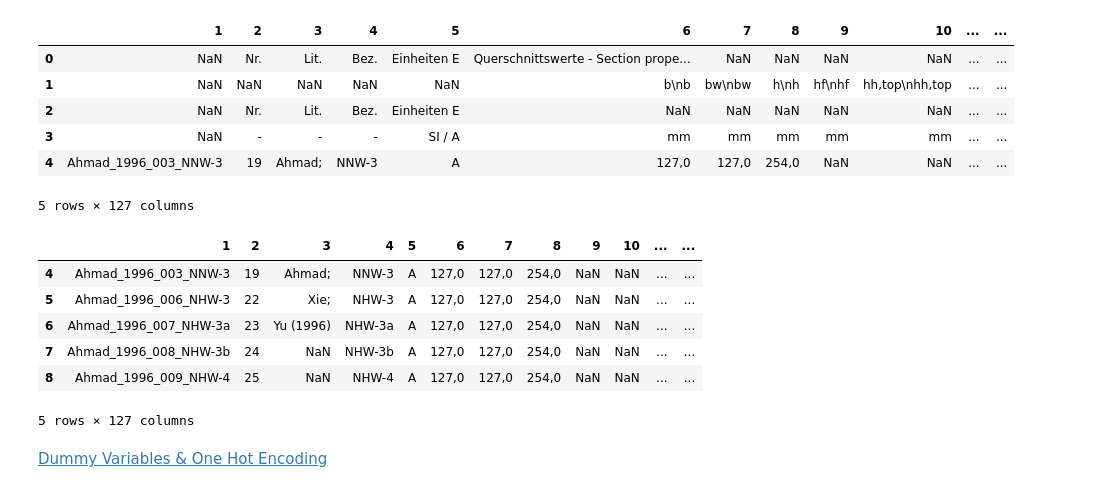
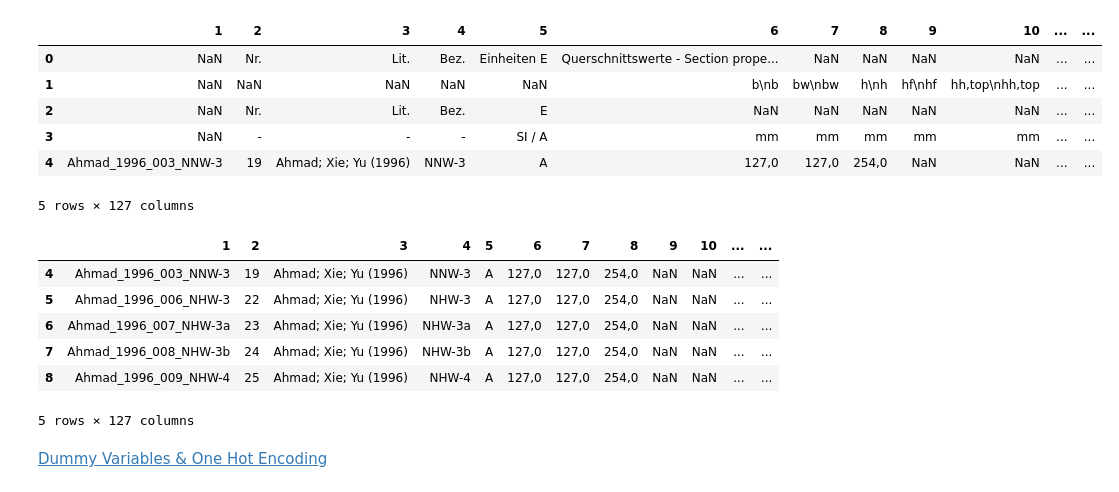
Before and after one commit to adomakor412/MSNT_Thesis_ML_CE, a Jupyter notebook: PCA_reineck_prelim.ipynb, the cells around one changed output. Cells and saved outputs as stored; diff of their text form; code cells hidden in the pictures.

```diff
--- a/PCA_reineck_prelim.ipynb
+++ b/PCA_reineck_prelim.ipynb
@@ -13,11 +16,11 @@ import matplotlib.pyplot as plt
 # %%
-data = pd.read_excel("preliminary_118by127.xlsx")
+data = pd.read_excel("preliminary_162x127.xlsx")
 data.head()
 # %% [output]
 |  | 1 | 2 | 3 | 4 | 5 | 6 | 7 | 8 | 9 | 10 | ... | ... |
 | 0 | NaN | Nr. | Lit. | Bez. | Einheiten E | Querschnittswerte - Section prope... | NaN | NaN | NaN | NaN | ... | ... |
 | 1 | NaN | NaN | NaN | NaN | NaN | b\nb | bw\nbw | h\nh | hf\nhf | hh,top\nhh,top | ... | ... |
-| 2 | NaN | Nr. | Lit. | Bez. | Einheiten E | NaN | NaN | NaN | NaN | NaN | ... | ... |
+| 2 | NaN | Nr. | Lit. | Bez. | E | NaN | NaN | NaN | NaN | NaN | ... | ... |
 | 3 | NaN | - | - | - | SI / A | mm | mm | mm | mm | mm | ... | ... |
-| 4 | Ahmad_1996_003_NNW-3 | 19 | Ahmad; | NNW-3 | A | 127,0 | 127,0 | 254,0 | NaN | NaN | ... | ... |
+| 4 | Ahmad_1996_003_NNW-3 | 19 | Ahmad; Xie; Yu (1996) | NNW-3 | A | 127,0 | 127,0 | 254,0 | NaN | NaN | ... | ... |
 5 rows × 127 columns
@@ -28,11 +29,11 @@ data_mod = data[4:]
 data_mod.head()
 # %% [output]
 |  | 1 | 2 | 3 | 4 | 5 | 6 | 7 | 8 | 9 | 10 | ... | ... |
-| 4 | Ahmad_1996_003_NNW-3 | 19 | Ahmad; | NNW-3 | A | 127,0 | 127,0 | 254,0 | NaN | NaN | ... | ... |
-| 5 | Ahmad_1996_006_NHW-3 | 22 | Xie; | NHW-3 | A | 127,0 | 127,0 | 254,0 | NaN | NaN | ... | ... |
-| 6 | Ahmad_1996_007_NHW-3a | 23 | Yu (1996) | NHW-3a | A | 127,0 | 127,0 | 254,0 | NaN | NaN | ... | ... |
-| 7 | Ahmad_1996_008_NHW-3b | 24 | NaN | NHW-3b | A | 127,0 | 127,0 | 254,0 | NaN | NaN | ... | ... |
-| 8 | Ahmad_1996_009_NHW-4 | 25 | NaN | NHW-4 | A | 127,0 | 127,0 | 254,0 | NaN | NaN | ... | ... |
+| 4 | Ahmad_1996_003_NNW-3 | 19 | Ahmad; Xie; Yu (1996) | NNW-3 | A | 127,0 | 127,0 | 254,0 | NaN | NaN | ... | ... |
+| 5 | Ahmad_1996_006_NHW-3 | 22 | Ahmad; Xie; Yu (1996) | NHW-3 | A | 127,0 | 127,0 | 254,0 | NaN | NaN | ... | ... |
+| 6 | Ahmad_1996_007_NHW-3a | 23 | Ahmad; Xie; Yu (1996) | NHW-3a | A | 127,0 | 127,0 | 254,0 | NaN | NaN | ... | ... |
+| 7 | Ahmad_1996_008_NHW-3b | 24 | Ahmad; Xie; Yu (1996) | NHW-3b | A | 127,0 | 127,0 | 254,0 | NaN | NaN | ... | ... |
+| 8 | Ahmad_1996_009_NHW-4 | 25 | Ahmad; Xie; Yu (1996) | NHW-4 | A | 127,0 | 127,0 | 254,0 | NaN | NaN | ... | ... |
 5 rows × 127 columns
 # %% [markdown]
 [Dummy Variables & One Hot Encoding]("https://medium.com/@subashdhoni86/dummy-variables-one-hot-encoding-ebf4f0391a2")
```
Also changed, not shown: parts of 11 cells of this notebook, 1 other file.
